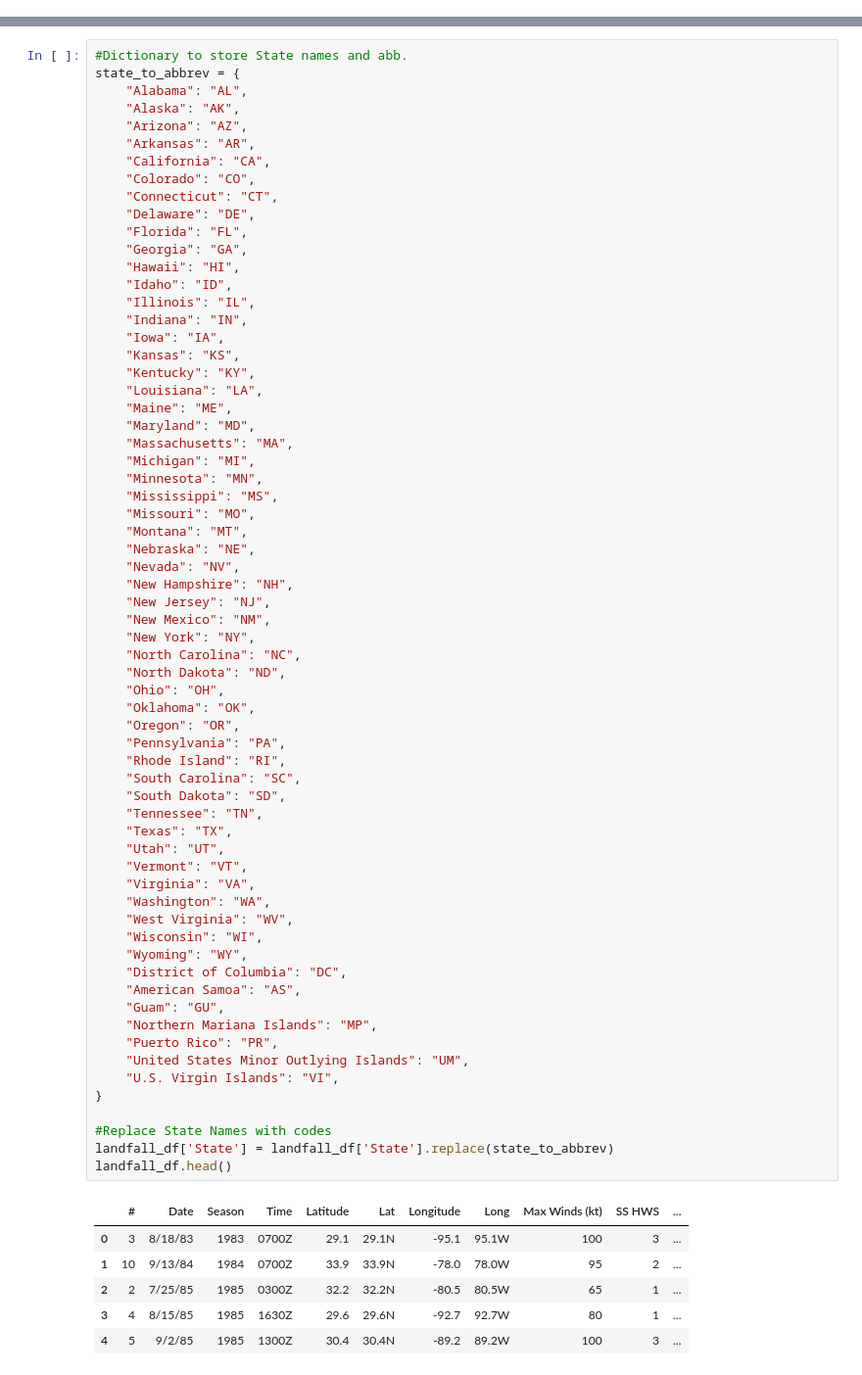
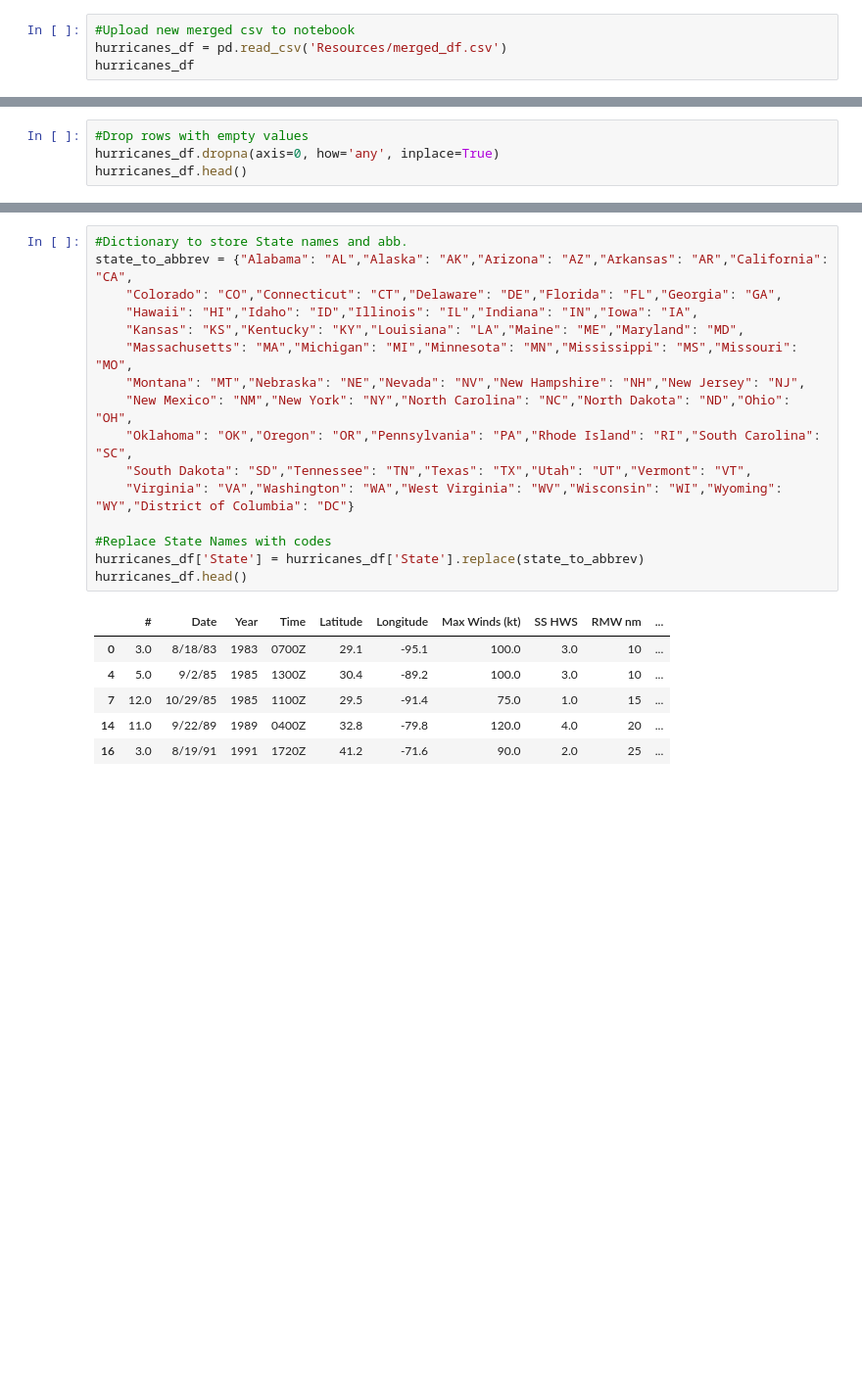
Before and after one commit to chrisadamsv/Dream-Team-Project1, a Jupyter notebook: Project_Data/Group 4 Project 1 MAIN.ipynb, the cells around one changed output, grey strips where cells are left out. Shown: that part at 98% size. Cells and saved outputs as stored; diff of their text form; blank space fills up the shorter version.

```diff
--- a/Project_Data/Group 4 Project 1 MAIN.ipynb
+++ b/Project_Data/Group 4 Project 1 MAIN.ipynb
@@ -61,0 +83,4 @@ landfall_df.head()
+# %%
+#Upload new merged csv to notebook
+hurricanes_df = pd.read_csv('Resources/merged_df.csv')
+hurricanes_df
@@ -61,0 +101,4 @@ landfall_df.head()
+# %%
+#Drop rows with empty values
+hurricanes_df.dropna(axis=0, how='any', inplace=True)
+hurricanes_df.head()
@@ -62,75 +112,26 @@ landfall_df.head()
 # %%
 #Dictionary to store State names and abb.
-state_to_abbrev = {
-    "Alabama": "AL",
-    "Alaska": "AK",
-    "Arizona": "AZ",
-    "Arkansas": "AR",
-    "California": "CA",
-    "Colorado": "CO",
-    "Connecticut": "CT",
-    "Delaware": "DE",
-    "Florida": "FL",
-    "Georgia": "GA",
-    "Hawaii": "HI",
-    "Idaho": "ID",
-    "Illinois": "IL",
-    "Indiana": "IN",
-    "Iowa": "IA",
-    "Kansas": "KS",
-    "Kentucky": "KY",
-    "Louisiana": "LA",
-    "Maine": "ME",
-    "Maryland": "MD",
-    "Massachusetts": "MA",
-    "Michigan": "MI",
-    "Minnesota": "MN",
-    "Mississippi": "MS",
-    "Missouri": "MO",
-    "Montana": "MT",
-    "Nebraska": "NE",
-    "Nevada": "NV",
-    "New Hampshire": "NH",
-    "New Jersey": "NJ",
-    "New Mexico": "NM",
-    "New York": "NY",
-    "North Carolina": "NC",
-    "North Dakota": "ND",
-    "Ohio": "OH",
-    "Oklahoma": "OK",
-    "Oregon": "OR",
-    "Pennsylvania": "PA",
-    "Rhode Island": "RI",
-    "South Carolina": "SC",
-    "South Dakota": "SD",
-    "Tennessee": "TN",
-    "Texas": "TX",
-    "Utah": "UT",
-    "Vermont": "VT",
-    "Virginia": "VA",
-    "Washington": "WA",
-    "West Virginia": "WV",
-    "Wisconsin": "WI",
-    "Wyoming": "WY",
-    "District of Columbia": "DC",
-    "American Samoa": "AS",
-    "Guam": "GU",
-    "Northern Mariana Islands": "MP",
-    "Puerto Rico": "PR",
-    "United States Minor Outlying Islands": "UM",
-    "U.S. Virgin Islands": "VI",
-}
+state_to_abbrev = {"Alabama": "AL","Alaska": "AK","Arizona": "AZ","Arkansas": "AR","California": "CA",
+    "Colorado": "CO","Connecticut": "CT","Delaware": "DE","Florida": "FL","Georgia": "GA",
+    "Hawaii": "HI","Idaho": "ID","Illinois": "IL","Indiana": "IN","Iowa": "IA",
+    "Kansas": "KS","Kentucky": "KY","Louisiana": "LA","Maine": "ME","Maryland": "MD",
+    "Massachusetts": "MA","Michigan": "MI","Minnesota": "MN","Mississippi": "MS","Missouri": "MO",
+    "Montana": "MT","Nebraska": "NE","Nevada": "NV","New Hampshire": "NH","New Jersey": "NJ",
+    "New Mexico": "NM","New York": "NY","North Carolina": "NC","North Dakota": "ND","Ohio": "OH",
+    "Oklahoma": "OK","Oregon": "OR","Pennsylvania": "PA","Rhode Island": "RI","South Carolina": "SC",
+    "South Dakota": "SD","Tennessee": "TN","Texas": "TX","Utah": "UT","Vermont": "VT",
+    "Virginia": "VA","Washington": "WA","West Virginia": "WV","Wisconsin": "WI","Wyoming": "WY","District of Columbia": "DC"}
 
 #Replace State Names with codes
-landfall_df['State'] = landfall_df['State'].replace(state_to_abbrev)
-landfall_df.head()
+hurricanes_df['State'] = hurricanes_df['State'].replace(state_to_abbrev)
+hurricanes_df.head()
 # %% [output]
-|  | # | Date | Season | Time | Latitude | Lat | Longitude | Long | Max Winds (kt) | SS HWS | ... |
-| 0 | 3 | 8/18/83 | 1983 | 0700Z | 29.1 | 29.1N | -95.1 | 95.1W | 100 | 3 | ... |
-| 1 | 10 | 9/13/84 | 1984 | 0700Z | 33.9 | 33.9N | -78.0 | 78.0W | 95 | 2 | ... |
-| 2 | 2 | 7/25/85 | 1985 | 0300Z | 32.2 | 32.2N | -80.5 | 80.5W | 65 | 1 | ... |
-| 3 | 4 | 8/15/85 | 1985 | 1630Z | 29.6 | 29.6N | -92.7 | 92.7W | 80 | 1 | ... |
-| 4 | 5 | 9/2/85 | 1985 | 1300Z | 30.4 | 30.4N | -89.2 | 89.2W | 100 | 3 | ... |
+|  | # | Date | Year | Time | Latitude | Longitude | Max Winds (kt) | SS HWS | RMW nm | ... |
+| 0 | 3.0 | 8/18/83 | 1983 | 0700Z | 29.1 | -95.1 | 100.0 | 3.0 | 10 | ... |
+| 4 | 5.0 | 9/2/85 | 1985 | 1300Z | 30.4 | -89.2 | 100.0 | 3.0 | 10 | ... |
+| 7 | 12.0 | 10/29/85 | 1985 | 1100Z | 29.5 | -91.4 | 75.0 | 1.0 | 15 | ... |
+| 14 | 11.0 | 9/22/89 | 1989 | 0400Z | 32.8 | -79.8 | 120.0 | 4.0 | 20 | ... |
+| 16 | 3.0 | 8/19/91 | 1991 | 1720Z | 41.2 | -71.6 | 90.0 | 2.0 | 25 | ... |
 # %%
 #Make a list to store cities and coordinates
 cities= []
```
Also changed, not shown: parts of 21 cells of this notebook, 10 other files.
